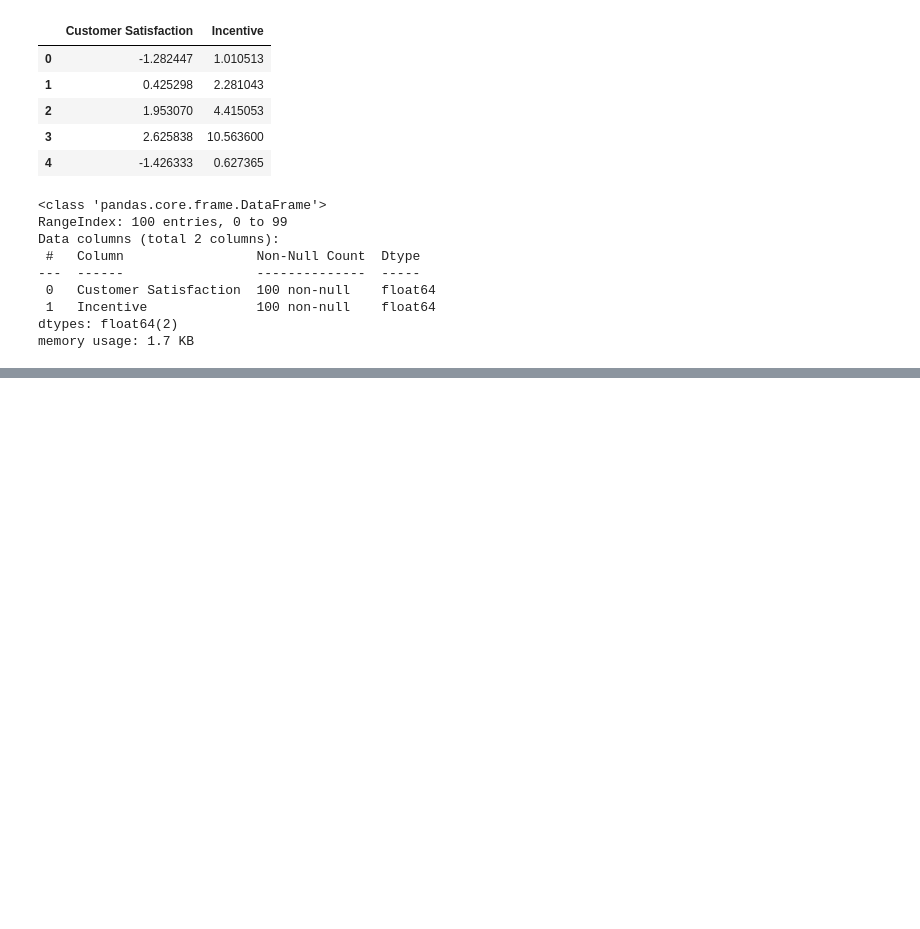
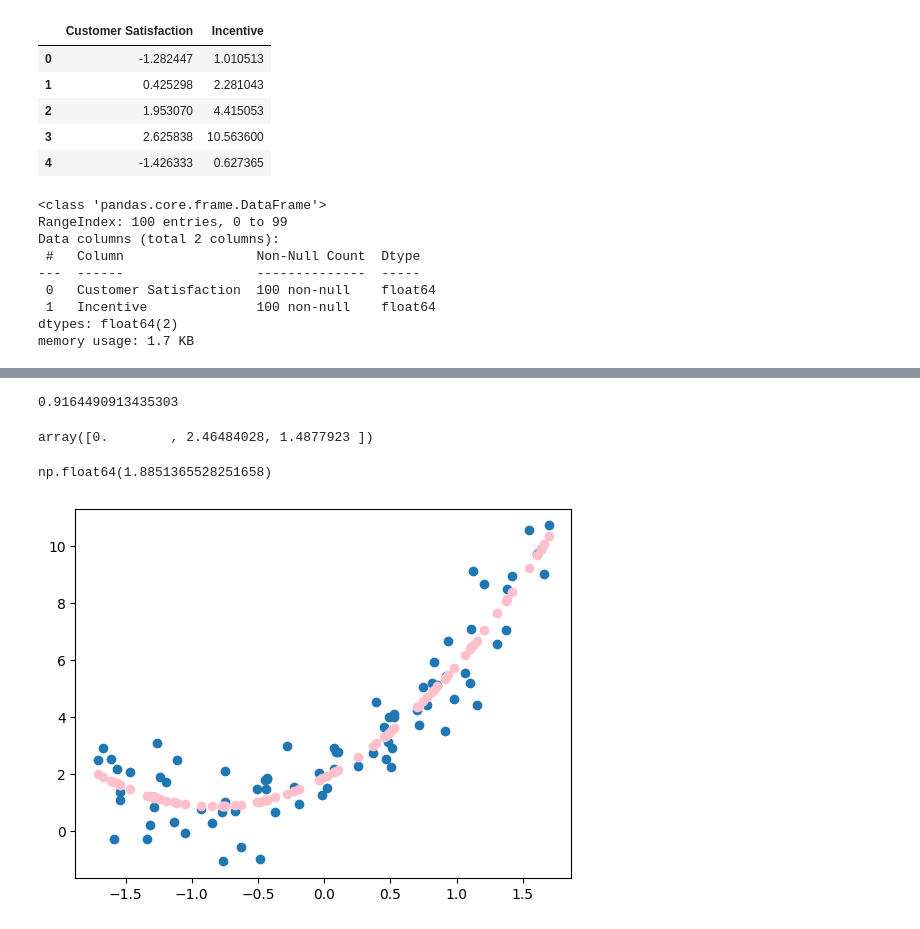
Before and after one commit to sudeturan/Machine-Learning-Road, a Jupyter notebook: Customer_Dataset/Customer_Dataset.ipynb, the cells around one changed output, grey strips where cells are left out. Drawn from its saved outputs; the diff is of its cells as text; code cells hidden in the pictures; blank space fills up the shorter version.

```diff
--- a/Customer_Dataset/Customer_Dataset.ipynb
+++ b/Customer_Dataset/Customer_Dataset.ipynb
@@ -43,0 +101,5 @@ memory usage: 1.7 KB
+# %%
+ply=PolynomialFeatures()
+X_train_poly=ply.fit_transform(X_train)
+X_test_poly=ply.transform(X_test)
+X_train_poly
@@ -43,0 +124,23 @@ memory usage: 1.7 KB
+# %%
+from sklearn.metrics import r2_score
+lr=LinearRegression()
+lr.fit(X_train_poly, y_train)
+y_pred_poly=lr.predict(X_test_poly)
+score=r2_score(y_test, y_pred_poly)
+score
+# %% [output]
+0.9164490913435303
+# %%
+lr.coef_
+# %% [output]
+array([0.        , 2.46484028, 1.4877923 ])
+# %%
+lr.intercept_
+# %% [output]
+np.float64(1.8851365528251658)
+# %%
+plt.scatter(X_train, y_train)
+plt.scatter(X_train, lr.predict(X_train_poly), color="pink")
+plt.show()
+# %% [output]
+[figure, added]
```
Also changed, not shown: parts of 19 cells of this notebook, 3 other files.
